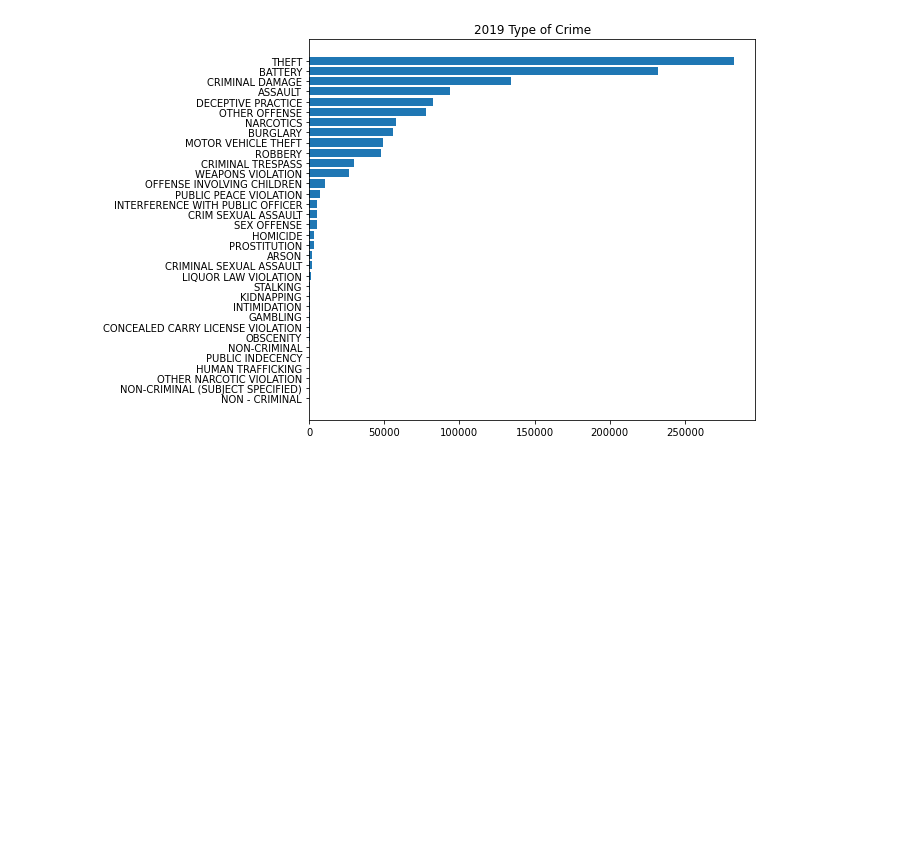
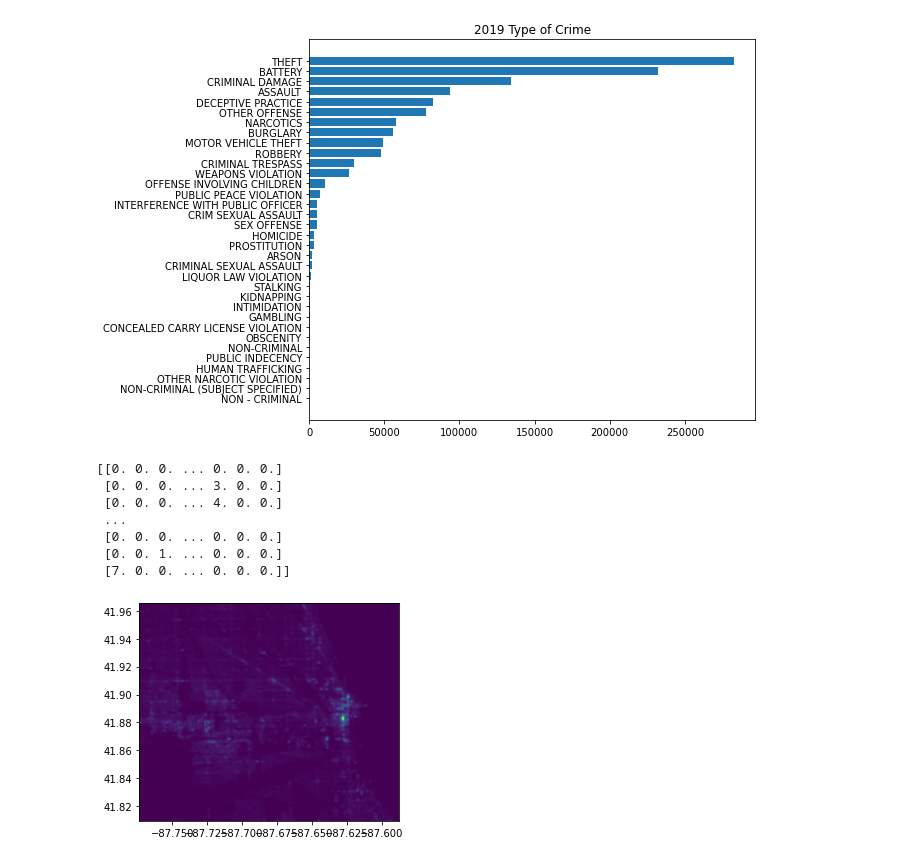
Before and after one commit to emmy0021/ChicagoCrimeAnalysis, a Jupyter notebook: ChicagoCrimeAnalysis.ipynb, the cells around one changed output. Saved outputs shown, nothing was run; the diff lists cells and outputs as text; code cells hidden in the pictures; blank space fills up the shorter version.

```diff
--- a/ChicagoCrimeAnalysis.ipynb
+++ b/ChicagoCrimeAnalysis.ipynb
@@ -69,3 +69,35 @@ plt.gca().invert_yaxis()
 plt.show()
 # %% [output]
 [figure]
+# %%
+import numpy as np
+import matplotlib.cm as cm
+from scipy.ndimage.filters import gaussian_filter
+import matplotlib.pyplot as plt
+%matplotlib inline
+
+df = df[df['Latitude']>41.8096]
+df = df[df['Latitude']<41.9653]
+df = df[df['Longitude']>-87.7738]
+df = df[df['Longitude']<-87.5658]
+
+y = df.loc[:, 'Latitude'].tolist()
+x = df.loc[:, 'Longitude'].tolist()
+
+heatmap, xedges, yedges = np.histogram2d(x,y,bins=1000)
+print(heatmap)
+extent = [xedges[0], xedges[-1], yedges[0], yedges[-1]]
+heatmap = gaussian_filter(heatmap, sigma=4)
+
+plt.clf()
+plt.imshow(heatmap.T, extent=extent, origin='lower')
+plt.show()
+# %% [output]
+[[0. 0. 0. ... 0. 0. 0.]
+ [0. 0. 0. ... 3. 0. 0.]
+ [0. 0. 0. ... 4. 0. 0.]
+ ...
+ [0. 0. 0. ... 0. 0. 0.]
+ [0. 0. 1. ... 0. 0. 0.]
+ [7. 0. 0. ... 0. 0. 0.]]
+[figure, added]
```
